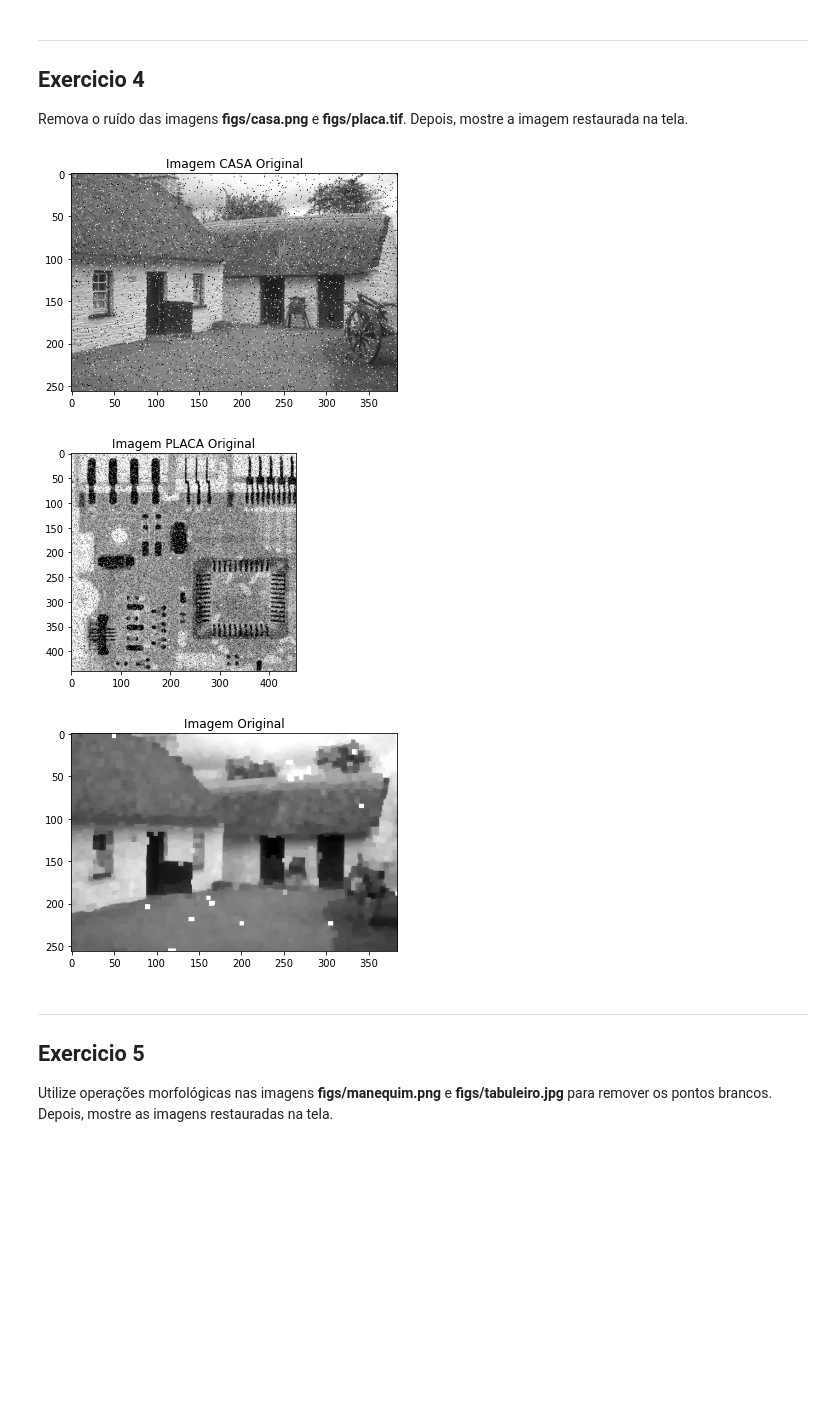
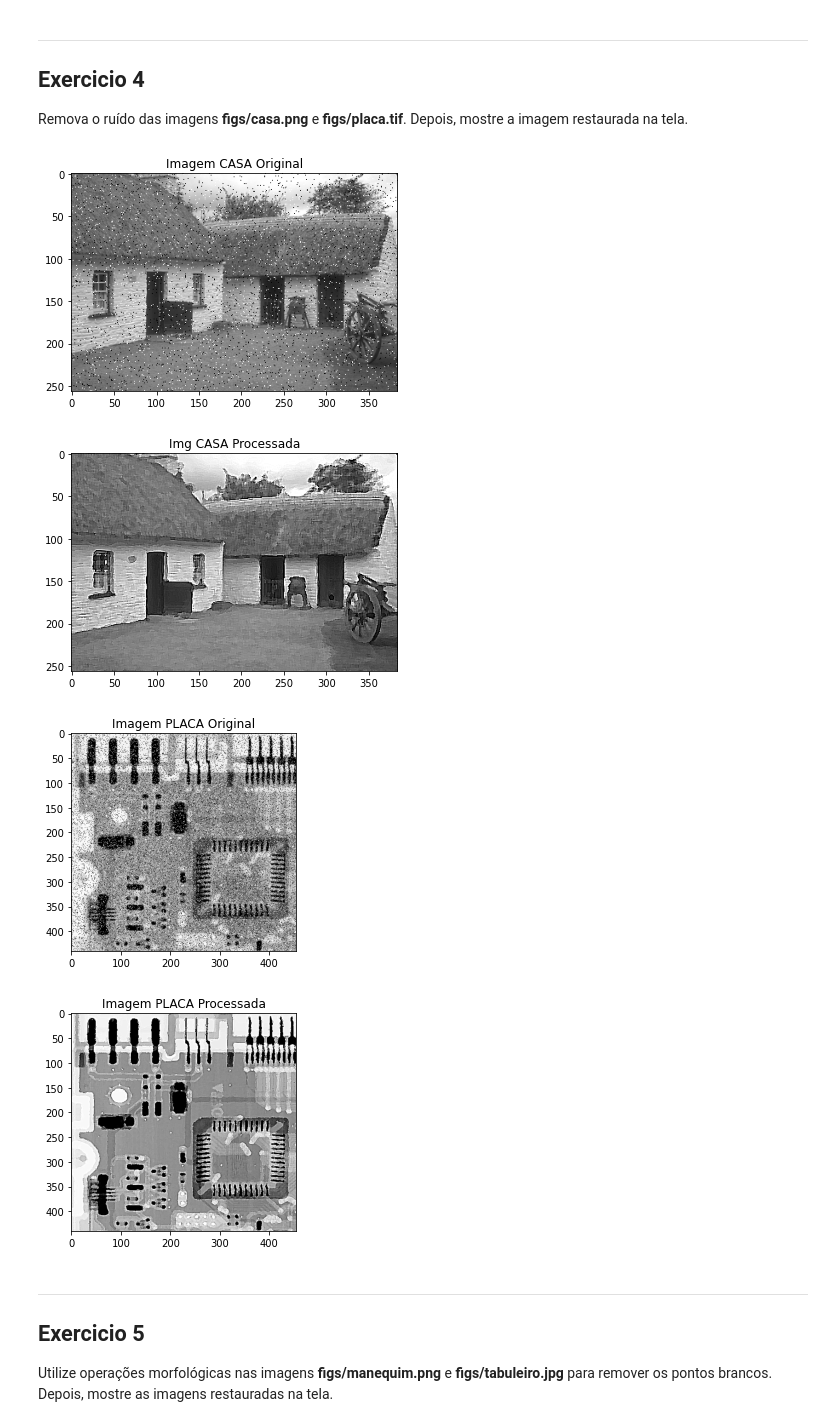
Before and after one commit to m-zaguette/image_processing_ac2, a Jupyter notebook: exerciciosPraticos.ipynb, the cells around one changed output. Saved outputs shown, nothing was run; the diff lists cells and outputs as text; code cells hidden in the pictures; blank space fills up the shorter version.

```diff
--- a/exerciciosPraticos.ipynb
+++ b/exerciciosPraticos.ipynb
@@ -210,27 +193,34 @@ Remova o ruído das imagens **figs/casa.png** e **figs/placa.tif**. Depois, most
 # %%
 ##### Resolva o exercício aqui
 img = cv2.imread('figs/casa.png', cv2.IMREAD_GRAYSCALE)
 img2 = cv2.imread('figs/placa.tif', cv2.IMREAD_GRAYSCALE)
 
 plt.imshow(img, 'gray')
 plt.title('Imagem CASA Original')
 plt.show()
 
+kernel = np.ones((5,5),np.uint8)
+sharpen_kernel = np.array([[-1,-1,-1], [-1,9,-1], [-1,-1,-1]])
+median = cv2.medianBlur(img,5)
+sharpen = cv2.filter2D(median, -1, sharpen_kernel)
+plt.imshow(sharpen, 'gray')
+plt.title('Img CASA Processada')
+plt.show()
+
 plt.imshow(img2, 'gray')
 plt.title('Imagem PLACA Original')
 plt.show()
 
-kernel = np.ones((5,5),np.uint8)
-closing = cv2.morphologyEx(img, cv2.MORPH_CLOSE, kernel)
-opening = cv2.morphologyEx(closing, cv2.MORPH_OPEN, kernel)
-
-plt.imshow(opening, 'gray')
-plt.title('Imagem Original')
+median2 = cv2.medianBlur(img2,5)
+sharpen2 = cv2.filter2D(median2, -1, sharpen_kernel)
+plt.imshow(sharpen2, 'gray')
+plt.title('Imagem PLACA Processada')
 plt.show()
 # %% [output]
 [figure]
-[figure, old version]
+[figure, new version]
-[figure, old version]
+[figure, new version]
+[figure, added]
 # %% [markdown]
 ----
 ## Exercicio 5
```
Also changed, not shown: parts of 11 cells of this notebook, 3 other files.
